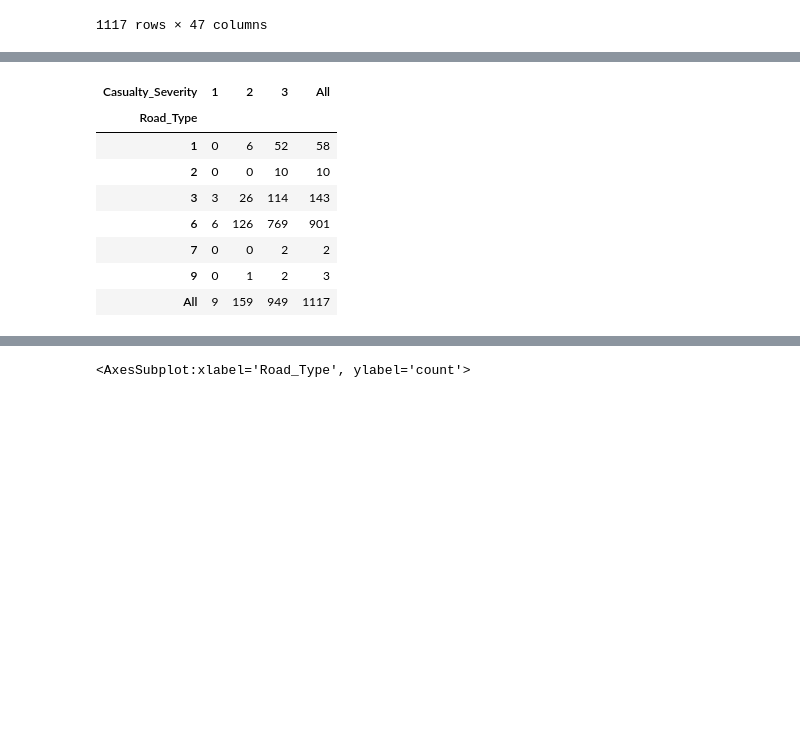
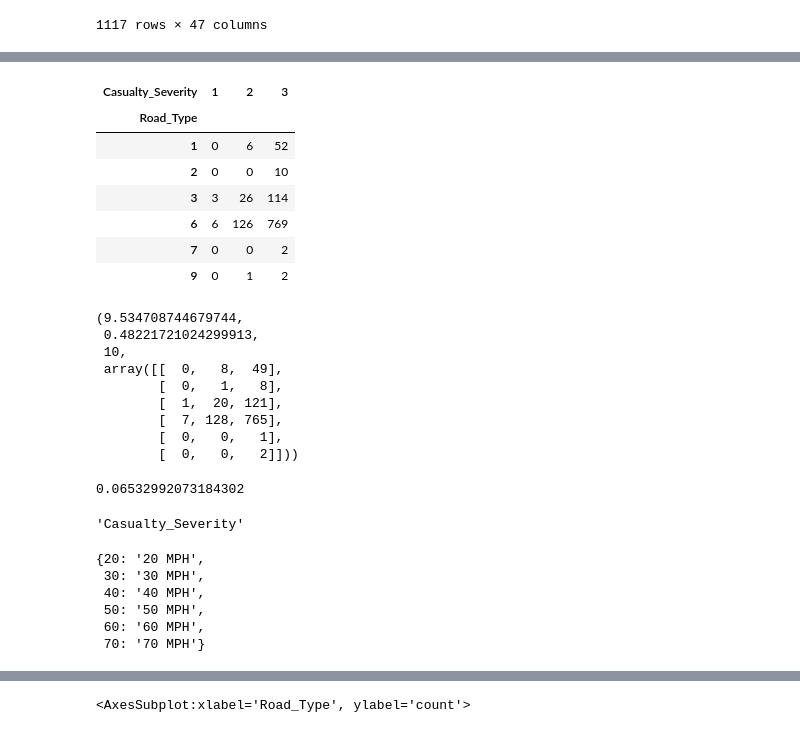
Before and after one commit to mfoman/fyp2021p01lectures, a Jupyter notebook: notebooks/fyp2021p01lectures_draft.ipynb, the cells around one changed output, grey strips where cells are left out. Saved outputs shown, nothing was run; the diff lists cells and outputs as text; code cells hidden in the pictures; blank space fills up the shorter version.

```diff
--- a/notebooks/fyp2021p01lectures_draft.ipynb
+++ b/notebooks/fyp2021p01lectures_draft.ipynb
@@ -97,3 +98,8 @@ DATA['accident'] = pd.read_csv(PATH['accident'], dtype={0: 'string', 31: 'string
 DATA['casual'] = pd.read_csv(PATH['casual'], dtype={0: 'string'}, encoding='utf-8-sig', na_values="-1")
 
 DATA['vehicles'] = pd.read_csv(PATH['vehicles'], dtype={0: 'string'}, encoding='utf-8-sig', na_values="-1") # Maybe useful later: add index_col=0
+# %%
+
+PATH['accidentTEST'] = PATH['raw'] / "Road Safety Data - Accidents 2019.csv"
+DATA['accidentTEST'] = pd.read_csv(PATH['accidentTEST'] , dtype={0: 'string', 31: 'string'}, encoding='utf-8-sig', na_values="-1")
+DATA['accidentTEST']
@@ -968,14 +1017,50 @@ merged
 # %%
 #Compute a simple cross tabulation of two (or more) factors. computes a frequency table of the factors
-cont_table = pd.crosstab(merged[var1], merged[var2], margins=True)
-cont_table
+observed_pd1 = pd.crosstab(merged[var1], merged[var2], margins=False)
+observed1 = observed_pd.to_numpy()
+observed_pd1
 # %% [output]
-| Casualty_Severity | 1 | 2 | 3 | All |
-| Road_Type |  |  |  |  |
-| 1 | 0 | 6 | 52 | 58 |
-| 2 | 0 | 0 | 10 | 10 |
-| 3 | 3 | 26 | 114 | 143 |
-| 6 | 6 | 126 | 769 | 901 |
-| 7 | 0 | 0 | 2 | 2 |
-| 9 | 0 | 1 | 2 | 3 |
-| All | 9 | 159 | 949 | 1117 |
+| Casualty_Severity | 1 | 2 | 3 |
+| Road_Type |  |  |  |
+| 1 | 0 | 6 | 52 |
+| 2 | 0 | 0 | 10 |
+| 3 | 3 | 26 | 114 |
+| 6 | 6 | 126 | 769 |
+| 7 | 0 | 0 | 2 |
+| 9 | 0 | 1 | 2 |
+# %%
+rowTotals1 = observed1.sum(axis = 1) # R
+N1 = rowTotals1.sum()
+
+chiVal1, pVal1, df1, expected1 = chi2_contingency(observed1)
+chiVal1, pVal1, df1, expected1.astype(int)
+# %% [output]
+(9.534708744679744,
+ 0.48221721024299913,
+ 10,
+ array([[  0,   8,  49],
+        [  0,   1,   8],
+        [  1,  20, 121],
+        [  7, 128, 765],
+        [  0,   0,   1],
+        [  0,   0,   2]]))
+# %%
+V1 = np.sqrt( (chiVal1/N1) / (min(observed1.shape)-1) )
+V1
+# %% [output]
+0.06532992073184302
+# %%
+var2
+# %% [output]
+'Casualty_Severity'
+# %%
+var1_labels1 = get_unique_label_fld_lookup(data=DATA['accident'], colname=var1).label
+var2_labels1 = get_unique_label_fld_lookup(data=DATA['casual'], colname=var2)
+dict(var1_labels)
+# %% [output]
+{20: '20 MPH',
+ 30: '30 MPH',
+ 40: '40 MPH',
+ 50: '50 MPH',
+ 60: '60 MPH',
+ 70: '70 MPH'}
```
Also changed, not shown: parts of 23 cells of this notebook.
